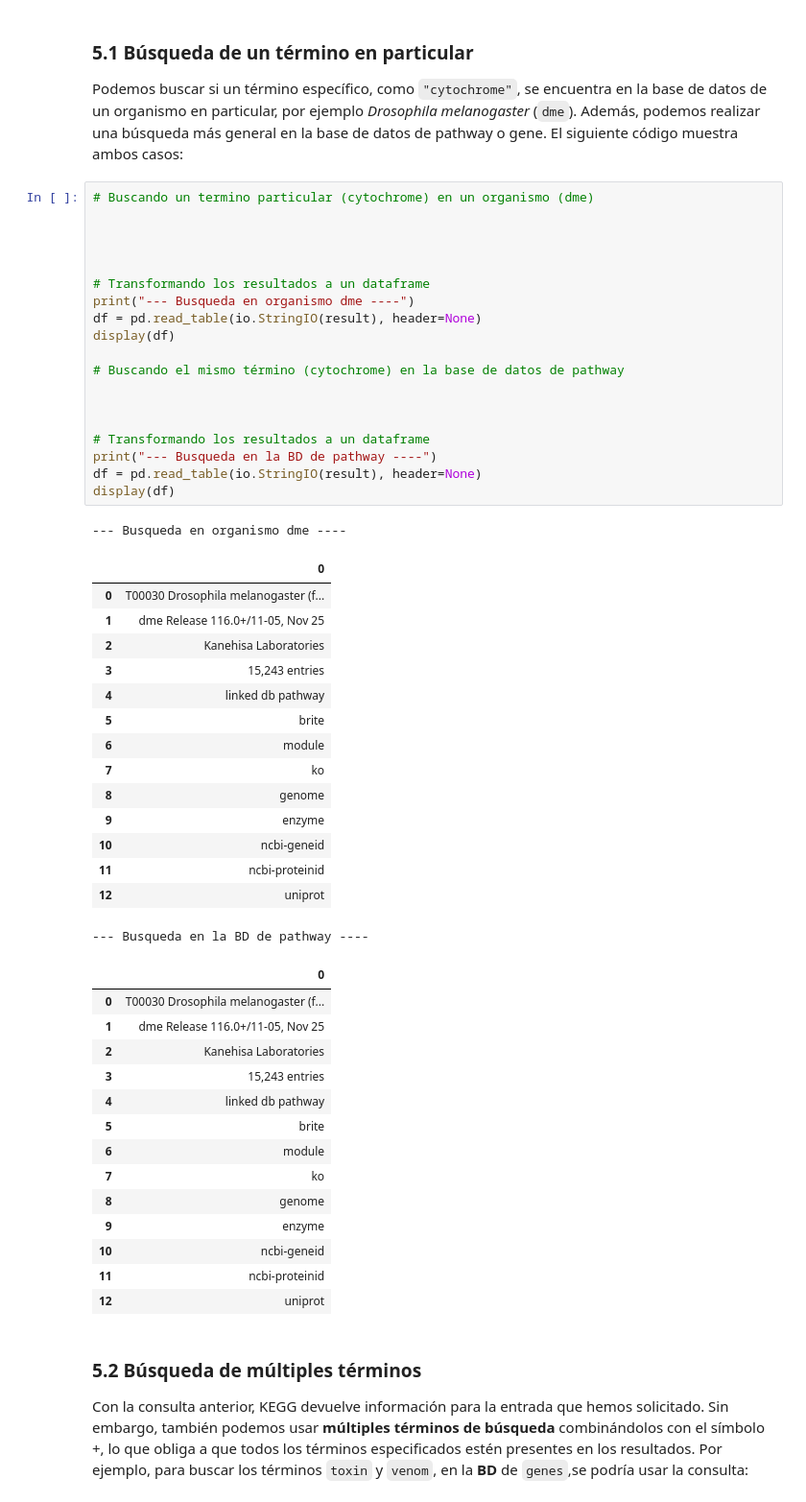
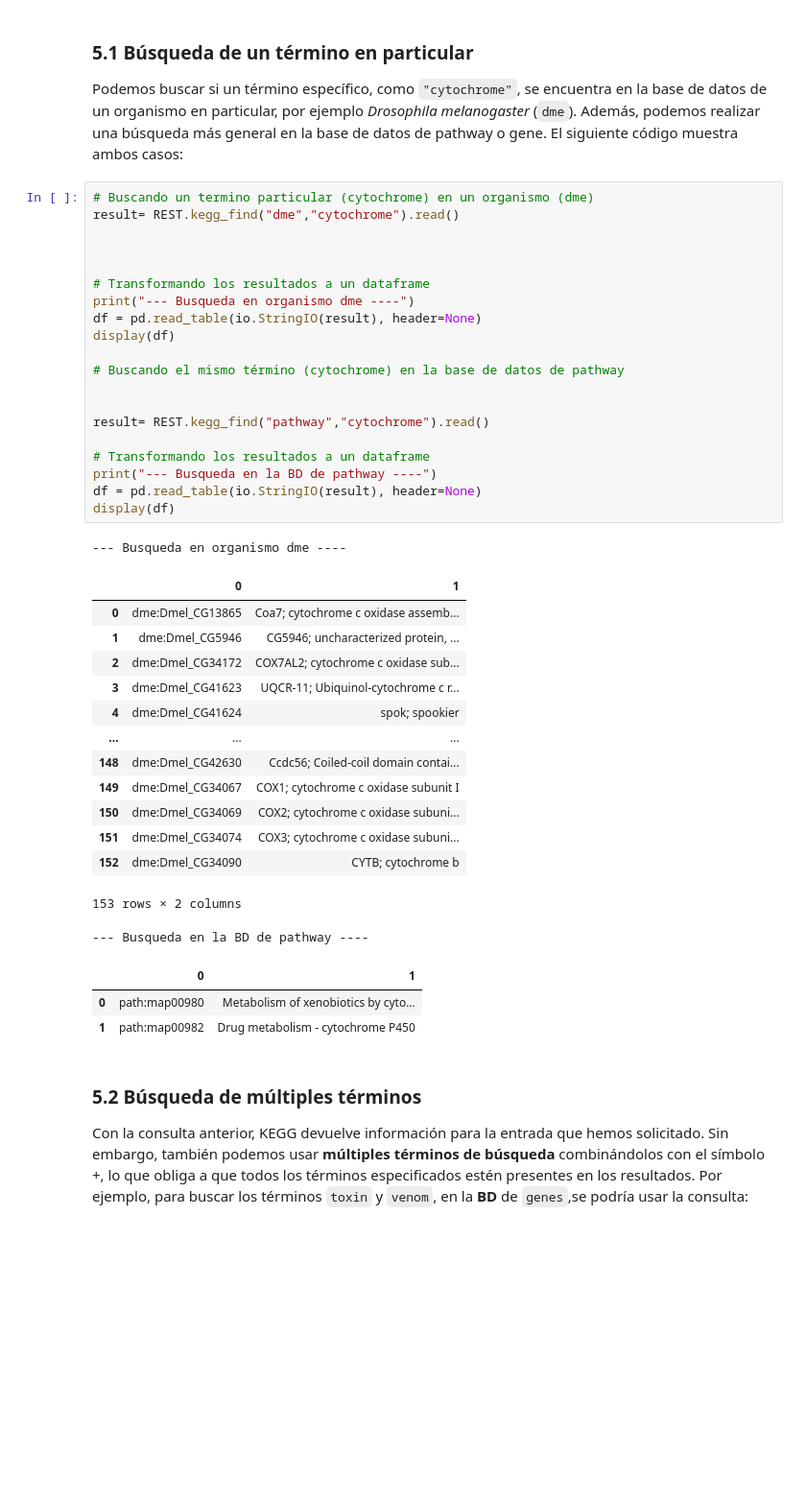
Before and after one commit to Hectorjlo/BioPython, a Jupyter notebook: src/Kegg.ipynb, the cells around one changed output. Shown at 96% size. Drawn from its saved outputs; the diff is of its cells as text; blank space fills up the shorter version.

```diff
--- a/src/Kegg.ipynb
+++ b/src/Kegg.ipynb
@@ -512,54 +477,43 @@ Podemos buscar si un término específico, como `"cytochrome"`, se encuentra en
 Además, podemos realizar una búsqueda más general en la base de datos de pathway o gene. El siguiente código muestra ambos casos:
 # %%
 # Buscando un termino particular (cytochrome) en un organismo (dme)
-
+result= REST.kegg_find("dme","cytochrome").read()
 
 
 
 # Transformando los resultados a un dataframe
 print("--- Busqueda en organismo dme ----")
 df = pd.read_table(io.StringIO(result), header=None)
 display(df)
 
 # Buscando el mismo término (cytochrome) en la base de datos de pathway
 
 
+result= REST.kegg_find("pathway","cytochrome").read()
 
 # Transformando los resultados a un dataframe
 print("--- Busqueda en la BD de pathway ----")
 df = pd.read_table(io.StringIO(result), header=None)
 display(df)
 # %% [output]
 --- Busqueda en organismo dme ----
-|  | 0 |
-| 0 | T00030 Drosophila melanogaster (f... |
-| 1 | dme Release 116.0+/11-05, Nov 25 |
-| 2 | Kanehisa Laboratories |
-| 3 | 15,243 entries |
-| 4 | linked db pathway |
-| 5 | brite |
-| 6 | module |
-| 7 | ko |
-| 8 | genome |
-| 9 | enzyme |
-| 10 | ncbi-geneid |
-| 11 | ncbi-proteinid |
-| 12 | uniprot |
+|  | 0 | 1 |
+| 0 | dme:Dmel_CG13865 | Coa7; cytochrome c oxidase assemb... |
+| 1 | dme:Dmel_CG5946 | CG5946; uncharacterized protein, ... |
+| 2 | dme:Dmel_CG34172 | COX7AL2; cytochrome c oxidase sub... |
+| 3 | dme:Dmel_CG41623 | UQCR-11; Ubiquinol-cytochrome c r... |
+| 4 | dme:Dmel_CG41624 | spok; spookier |
+| ... | ... | ... |
+| 148 | dme:Dmel_CG42630 | Ccdc56; Coiled-coil domain contai... |
+| 149 | dme:Dmel_CG34067 | COX1; cytochrome c oxidase subunit I |
+| 150 | dme:Dmel_CG34069 | COX2; cytochrome c oxidase subuni... |
+| 151 | dme:Dmel_CG34074 | COX3; cytochrome c oxidase subuni... |
+| 152 | dme:Dmel_CG34090 | CYTB; cytochrome b |
---- Busqueda en la BD de pathway ----
+153 rows × 2 columns
+--- Busqueda en la BD de pathway ----
-|  | 0 |
-| 0 | T00030 Drosophila melanogaster (f... |
-| 1 | dme Release 116.0+/11-05, Nov 25 |
-| 2 | Kanehisa Laboratories |
-| 3 | 15,243 entries |
-| 4 | linked db pathway |
-| 5 | brite |
-| 6 | module |
-| 7 | ko |
-| 8 | genome |
-| 9 | enzyme |
-| 10 | ncbi-geneid |
-| 11 | ncbi-proteinid |
-| 12 | uniprot |
+|  | 0 | 1 |
+| 0 | path:map00980 | Metabolism of xenobiotics by cyto... |
+| 1 | path:map00982 | Drug metabolism - cytochrome P450 |
 # %% [markdown]
 ### 5.2 Búsqueda de múltiples términos
 
```
Also changed, not shown: parts of 24 cells of this notebook.
